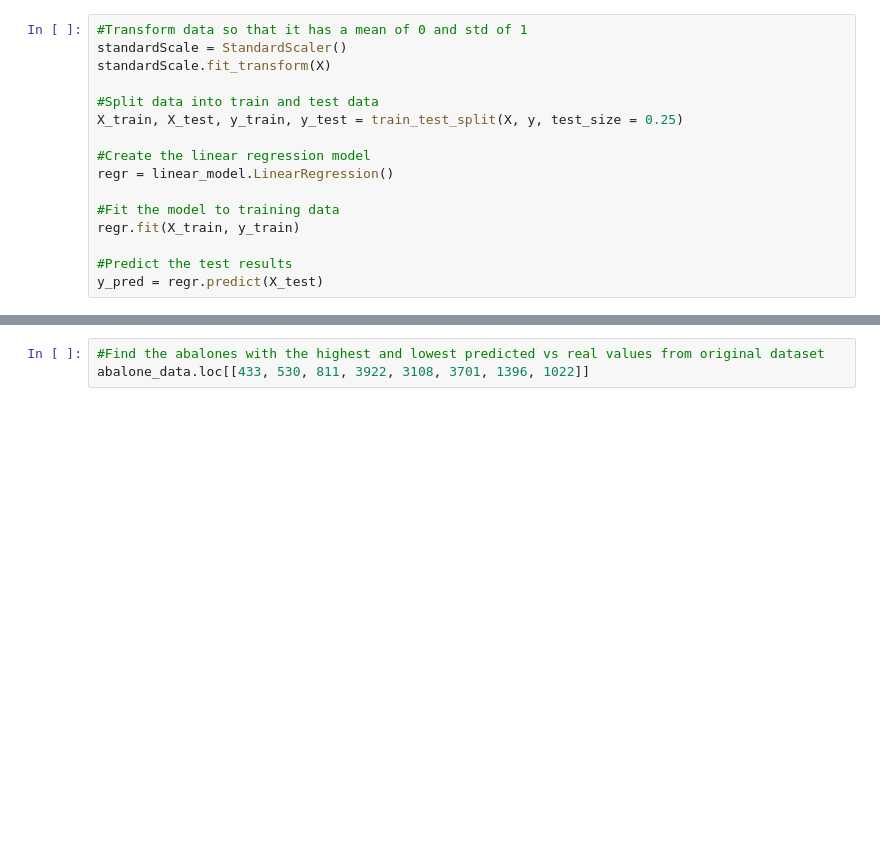
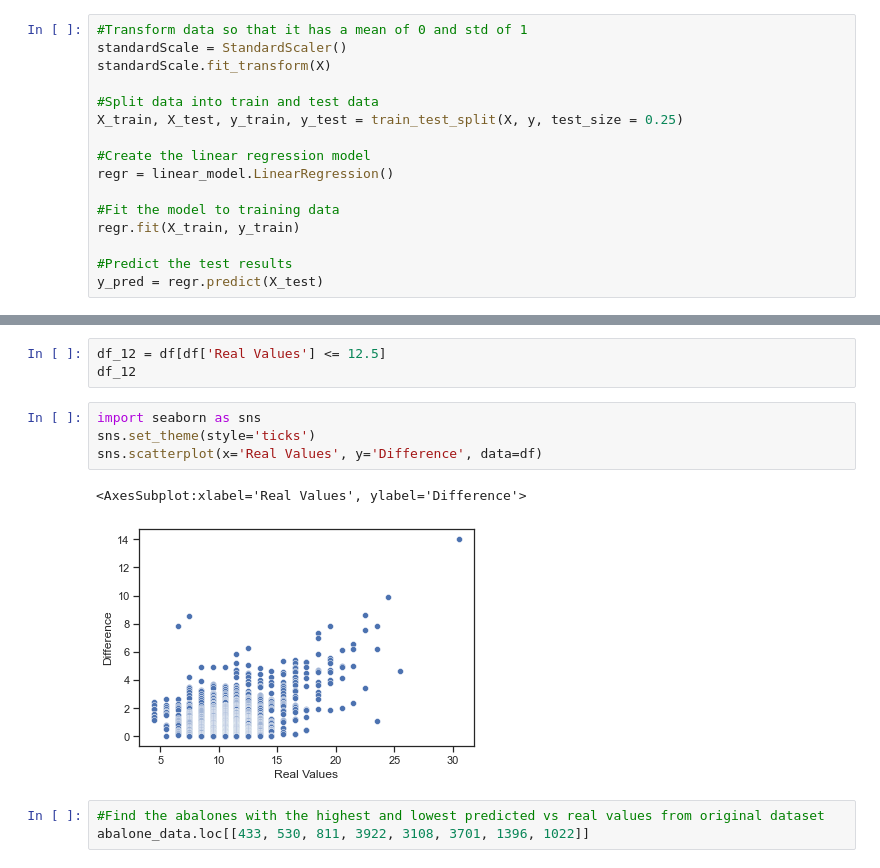
Before and after one commit to joycorrine/springboard, a Jupyter notebook: 2-CapstoneAbalone/Notebooks/Cap2ModelingAbalone.ipynb, the cells around one changed output, grey strips where cells are left out. Drawn from its saved outputs; the diff is of its cells as text; blank space fills up the shorter version.

```diff
--- a/2-CapstoneAbalone/Notebooks/Cap2ModelingAbalone.ipynb
+++ b/2-CapstoneAbalone/Notebooks/Cap2ModelingAbalone.ipynb
@@ -134,3 +175,13 @@ df
+# %%
+df_12 = df[df['Real Values'] <= 12.5]
+df_12
+# %%
+import seaborn as sns
+sns.set_theme(style='ticks')
+sns.scatterplot(x='Real Values', y='Difference', data=df)
+# %% [output]
+<AxesSubplot:xlabel='Real Values', ylabel='Difference'>
+[figure, added]
 # %%
 #Find the abalones with the highest and lowest predicted vs real values from original dataset
 abalone_data.loc[[433, 530, 811, 3922, 3108, 3701, 1396, 1022]]
```
Also changed, not shown: parts of 7 cells of this notebook.
